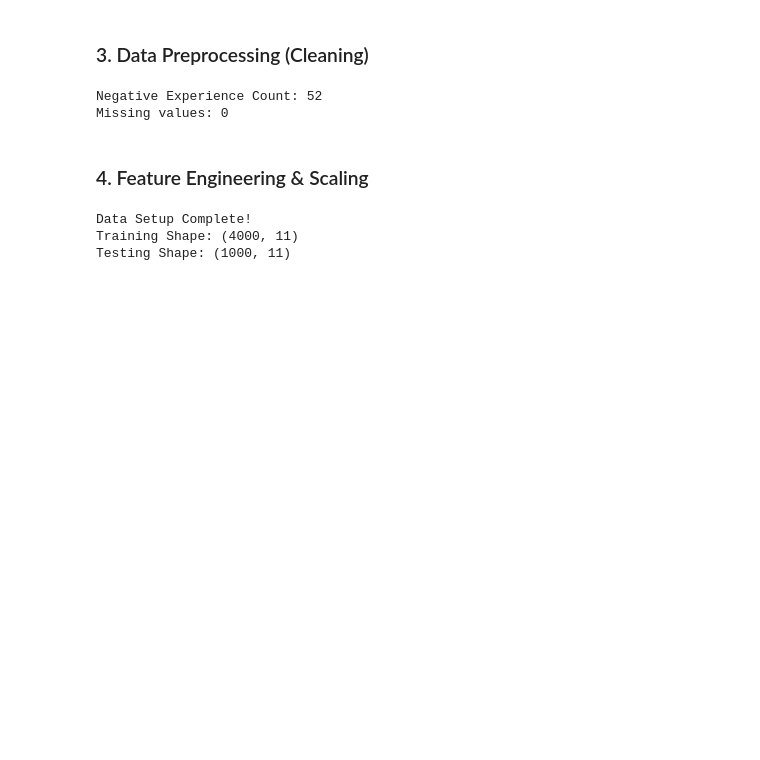
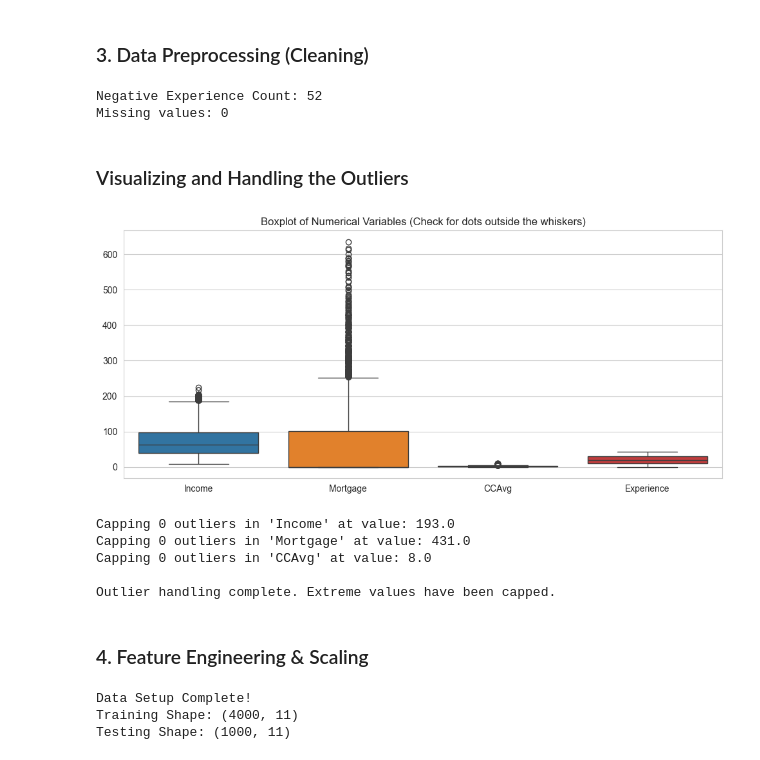
Before and after one commit to MohamedHarby18/ML_Project, a Jupyter notebook: Numerical_Project_BankLoan/notebooks/Numerical_Loan_Approval.ipynb, the cells around one changed output. Drawn from its saved outputs; the diff is of its cells as text; code cells hidden in the pictures; blank space fills up the shorter version.

```diff
--- a/Numerical_Project_BankLoan/notebooks/Numerical_Loan_Approval.ipynb
+++ b/Numerical_Project_BankLoan/notebooks/Numerical_Loan_Approval.ipynb
@@ -90,6 +90,42 @@ print("Missing values:", df.isnull().sum().sum())
 # %% [output]
 Negative Experience Count: 52
 Missing values: 0
+# %% [markdown]
+### Visualizing and Handling the Outliers
+# %%
+# --- Visualize Outliers ---
+# We check Income, Mortgage, and CCAvg because financial data often has outliers
+plt.figure(figsize=(12, 5))
+sns.boxplot(data=df[['Income', 'Mortgage', 'CCAvg', 'Experience']])
+plt.title("Boxplot of Numerical Variables (Check for dots outside the whiskers)")
+plt.show()
+# %% [output]
+[figure, added]
+# %%
+# --- Handle Outliers (Capping at 99th Percentile) ---
+
+# List of columns to check for outliers
+cols_to_cap = ['Income', 'Mortgage', 'CCAvg']
+
+for col in cols_to_cap:
+    # 1. Find the value at the 99th percentile (Top 1%)
+    upper_limit = df[col].quantile(0.99)
+
+    # 2. Count how many outliers we are about to cap
+    outlier_count = (df[col] > upper_limit).sum()
+    print(f"Capping {outlier_count} outliers in '{col}' at value: {upper_limit}")
+
+    # 3. Cap the values
+    # If value > upper_limit, replace it with upper_limit. Otherwise, keep it.
+    df[col] = np.where(df[col] > upper_limit, upper_limit, df[col])
+
+print("\nOutlier handling complete. Extreme values have been capped.")
+# %% [output]
+Capping 0 outliers in 'Income' at value: 193.0
+Capping 0 outliers in 'Mortgage' at value: 431.0
+Capping 0 outliers in 'CCAvg' at value: 8.0
+
+Outlier handling complete. Extreme values have been capped.
 # %% [markdown]
 ### 4. Feature Engineering & Scaling
 # %%
```
Also changed, not shown: parts of 10 cells of this notebook, 9 other files.
